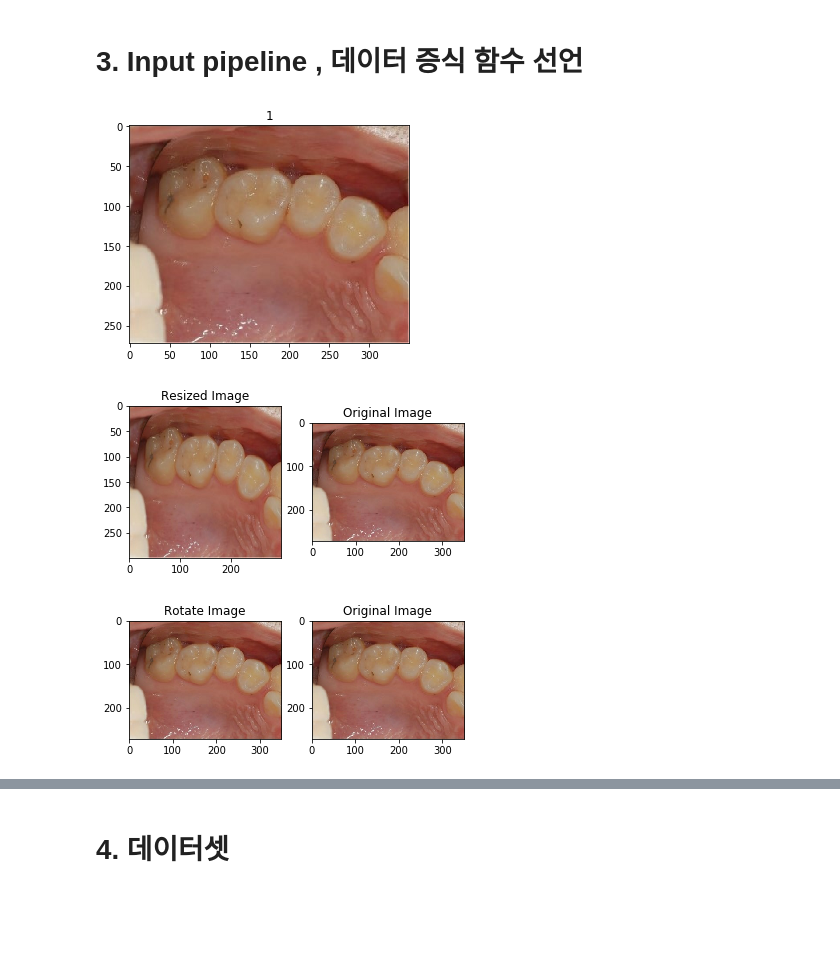
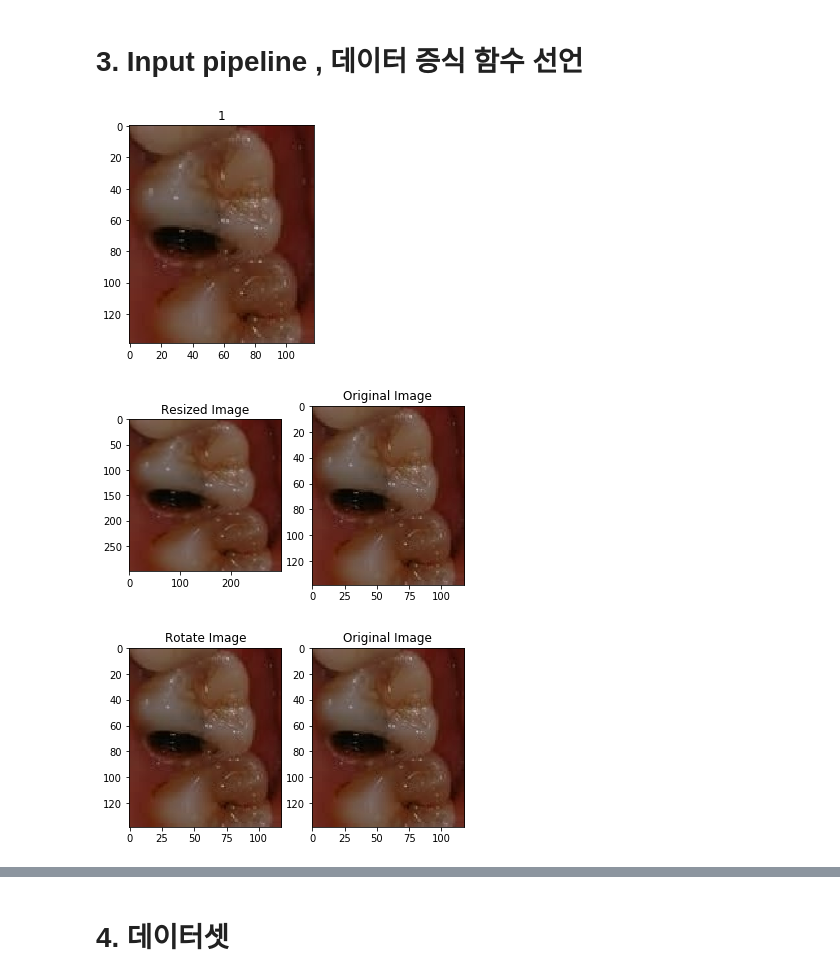
Before and after one commit to juwoon01/CNN, a Jupyter notebook: cnn_dental_project.ipynb, the cells around one changed output, grey strips where cells are left out. Cells and saved outputs as stored; diff of their text form; code cells hidden in the pictures; blank space fills up the shorter version.

```diff
--- a/cnn_dental_project.ipynb
+++ b/cnn_dental_project.ipynb
@@ -50,13 +50,13 @@ def load(image_file, label):
     return image, label
 # %%
 #확인용 코드
-image, label = load(os.path.join(PATH, 'train/cavity/1.jpg'), 1)
+image, label = load(os.path.join(PATH, 'train/cavity/59.jpg'), 1)
 plt.figure()
 plt.title(label)
 plt.imshow(image/255.0)
 plt.show()
 # %% [output]
-[figure, old version]
+[figure, new version]
 # %%
   # 원하는 height와 width로 이미지를 resize 하는 함수
 def resize(input_image, height, width):
@@ -75,7 +75,7 @@ plt.title("Original Image")
 plt.imshow(image/255.0)
 plt.show()
 # %% [output]
-[figure, old version]
+[figure, new version]
 # %%
  # 이미지를 랜덤한 각도(radian)로 회전 시키는 함수
 def random_rotation(input_image):
@@ -95,7 +95,7 @@ plt.title("Original Image")
 plt.imshow(image/255.0)
 plt.show()
 # %% [output]
-[figure, old version]
+[figure, new version]
 # %%
 #영역 추출 함수
 def random_crop(input_image):
```
Also changed, not shown: parts of 21 cells of this notebook.
